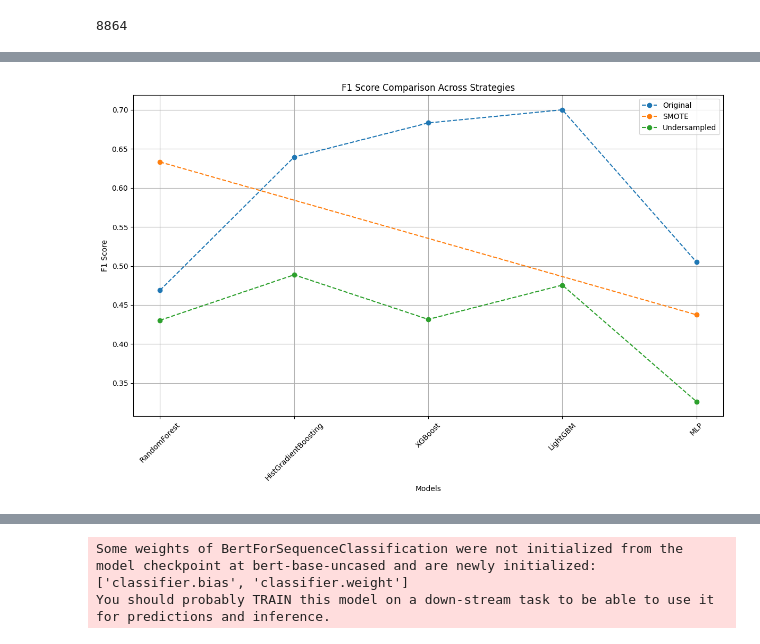
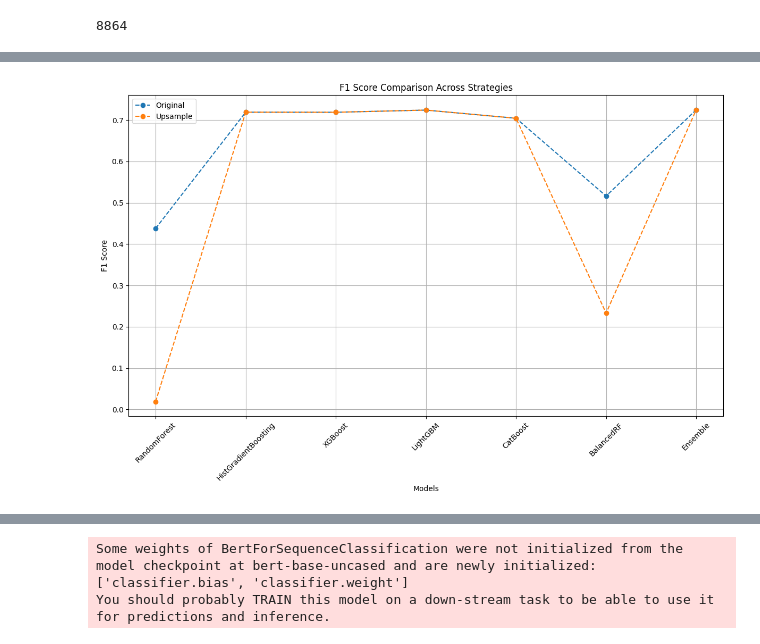
Before and after one commit to lyudmilstamenov/ethics_in_ai_unibo, a Jupyter notebook: model.ipynb, the cells around one changed output, grey strips where cells are left out. Drawn from its saved outputs; the diff is of its cells as text; code cells hidden in the pictures.

Commit message:
Add all ensemble model and differetn encoder models

```diff
--- a/model.ipynb
+++ b/model.ipynb
@@ -1046,7 +1070,7 @@ for idx, row in tqdm(final_df.iterrows(), total=len(final_df)):
     elif hired == 0:
 
         low_sim_indices = sorted(zip(year_job_indices, similarities), key=lambda x: x[1])[:5]
-        high_sim_indices = sorted(zip(year_job_indices, similarities), key=lambda x: x[1], reverse=True)[:5]
+        high_sim_indices = sorted(zip(year_job_indices, similarities), key=lambda x: x[1], reverse=True)[3:8]
 
         low_sample_idx = random.choice(low_sim_indices)[0]
         high_sample_idx = random.choice(high_sim_indices)[0]
@@ -1139,9 +1263,12 @@ columns_to_keep= ['Sex_int', 'Protected category',
        'Hired',
        'Italian Residence', 'European Residence',
        'Age Range_int',
-       'experience_match_score',
-       'current_salary_fit_score',
+       'experience_match_score',  'Years Experience_int',  'Years Experience.1_int',
+       'current_salary_fit_score', 'Current Ral',
+       'Expected Ral', 'Minimum Ral', 'Ral Maximum',
        'expected_salary_fit_score',
-       'study_title_score',
+       'study_title_score', 'Study Level_int', 'Study Title_int',
        'professional_similarity_score', 'study_area_score',
-       'general_similarity_score']
+       'general_similarity_score',
+       'general_similarity_score_tfidf',
+       'general_similarity_score_cross']
@@ -1240,0 +1392,7 @@ Cleaned data shape: ((8765, 47), np.int64(471))
+# %%
+final_training_df['Study Level_int'] = (
+    final_training_df['Study Level_int']
+    .astype('Int64')  # Capital 'I' - Pandas' nullable integer type
+)
+for i in set(final_training_df['Study Level_int']):
+    print(type(i))
@@ -1287,13 +1454,18 @@ undersampler_orig = RandomUnderSampler(sampling_strategy='majority', random_stat
 X_train_under_orig, y_train_under_orig = undersampler_orig.fit_resample(X_train, y_train)
 
 # ----------- Step 4: Sampling strategies for imputed data -----------
-smote = SMOTE(sampling_strategy='minority', random_state=42)
-X_train_smote, y_train_smote = smote.fit_resample(X_train_imputed, y_train)
+# smote = SMOTE(sampling_strategy='minority', random_state=42)
+# X_train_smote, y_train_smote = smote.fit_resample(X_train_imputed, y_train)
+from imblearn.over_sampling import ADASYN
+X_train_smote, y_train_smote = ADASYN().fit_resample(X_train_imputed, y_train)
+
 
 undersampler_imp = RandomUnderSampler(sampling_strategy='majority', random_state=42)
+
 X_train_undersampled, y_train_undersampled = undersampler_imp.fit_resample(X_train_imputed, y_train)
 
 # ----------- Step 5: Model setup -----------
+
 models = {
     'RandomForest': RandomForestClassifier(class_weight='balanced', random_state=42),
     'HistGradientBoosting': HistGradientBoostingClassifier(random_state=42),
@@ -1301,45 +1473,79 @@ models = {
     'XGBoost': XGBClassifier(scale_pos_weight=(y_train == 0).sum() / (y_train == 1).sum(),
                             random_state=42, use_label_encoder=False, eval_metric='logloss'),
     'LightGBM': LGBMClassifier(class_weight='balanced', random_state=42),
-    'MLP': MLPClassifier(hidden_layer_sizes=(50, 50), max_iter=300, random_state=42)
+    # 'MLP': MLPClassifier(hidden_layer_sizes=(50, 50), max_iter=300, random_state=42)
 }
+from catboost import CatBoostClassifier
+models['CatBoost'] = CatBoostClassifier(
+    auto_class_weights='Balanced',
+    silent=True,  # Disable logging
+    random_state=42
+)
+from imblearn.ensemble import BalancedRandomForestClassifier
+models['BalancedRF'] = BalancedRandomForestClassifier(random_state=42)
+from sklearn.ensemble import VotingClassifier
+ensemble = VotingClassifier(
+    estimators=[
+        ('xgb', models['XGBoost']),
+        ('lgbm', models['LightGBM']),
+        ('cat', models['CatBoost'])
+    ],
+    voting='soft'  # Weighted probability average
+)
+models['Ensemble'] = ensemble
 
+from sklearn.ensemble import StackingClassifier
+from sklearn.linear_model import LogisticRegression
+
+# base_models = [
+#     ('xgb', XGBClassifier(scale_pos_weight=8, random_state=42)),
+#     ('lgbm', LGBMClassifier(class_weight='balanced', random_state=42)),
+#     ('cat', CatBoostClassifier(silent=True, auto_class_weights='Balanced'))
+# ]
+
+# models['Stack'] = StackingClassifier(
+#     estimators=base_models,
+#     final_estimator=LogisticRegression(class_weight='balanced'),
+#     stack_method='predict_proba',
+#     passthrough=True  # Keep original features
+# )
 # Identify NaN-handling models
-nan_models = ['HistGradientBoosting', 'XGBoost', 'LightGBM']
+nan_models = ['HistGradientBoosting', 'XGBoost', 'LightGBM', 'CatBoost', 'Ensemble' ]
 
 # ----------- Step 6: Evaluation with strategy-aware data handling -----------
 results = {}
 
-for strategy_name in ['Original', 'SMOTE', 'Undersampled']:
+# for strategy_name in ['Original', 'SMOTE', 'Undersampled']:
+
+for strategy_name in ['Original', 'Upsample']:
     strategy_results = []
 
     for model_name, model in models.items():
         # Skip SMOTE for NaN-handling models
-        if strategy_name == 'SMOTE' and model_name in nan_models:
-            continue
+        # if strategy_name == 'SMOTE' and model_name in nan_models:
+        #     continue
 
         # Select appropriate data
         if model_name in nan_models:
             if strategy_name == 'Original':
                 X_tr = X_train
                 y_tr = y_train
-                X_te = X_test
             elif strategy_name == 'Undersampled':
                 X_tr = X_train_under_orig
                 y_tr = y_train_under_orig
-                X_te = X_test
+            X_te = X_test
         else:
             if strategy_name == 'Original':
                 X_tr = X_train_imputed
                 y_tr = y_train
-            elif strategy_name == 'SMOTE':
-                X_tr = X_train_smote
-                y_tr = y_train_smote
             elif strategy_name == 'Undersampled':
                 X_tr = X_train_undersampled
                 y_tr = y_train_undersampled
             X_te = X_test_imputed
-
+        if strategy_name == 'SMOTE':
+            X_tr = X_train_smote
+            y_tr = y_train_smote
+            X_te = X_test_imputed
         # Train and evaluate
         model.fit(X_tr, y_tr)
         y_pred = model.predict(X_te)
@@ -1395 +1601 @@ And if memory is not enough, you can set `force_col_wise=true`.
-[figure, old version]
+[figure, new version]
```
Also changed, not shown: parts of 29 cells of this notebook, 4 other files.
